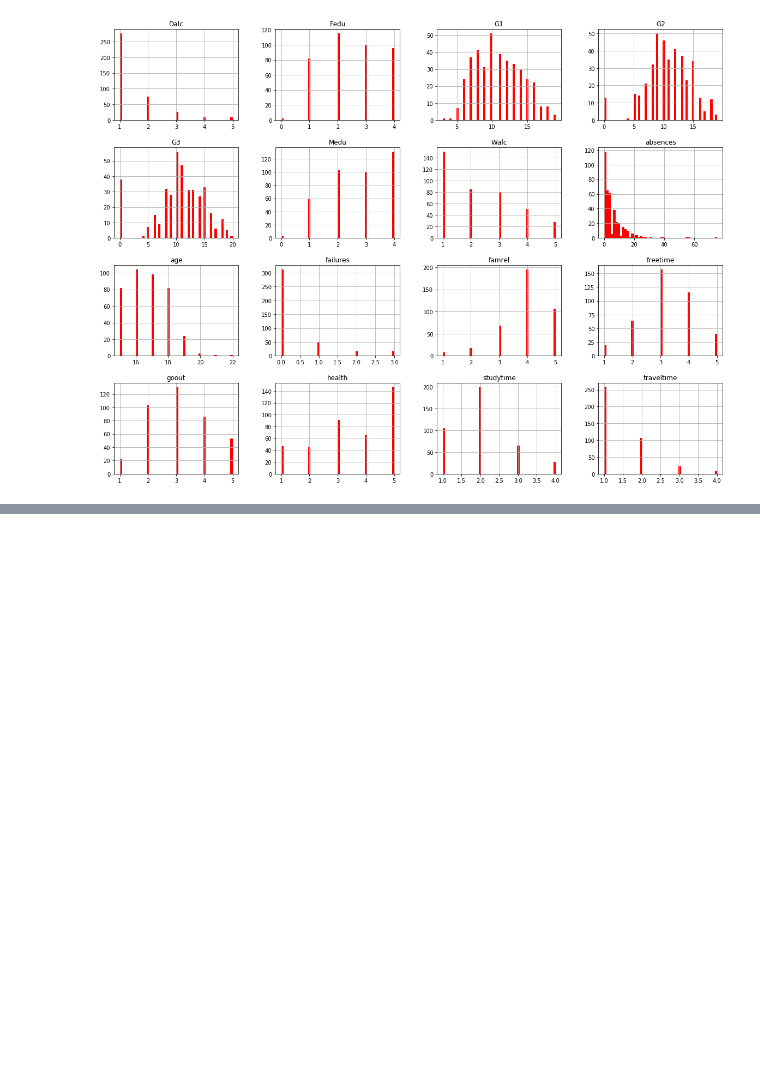
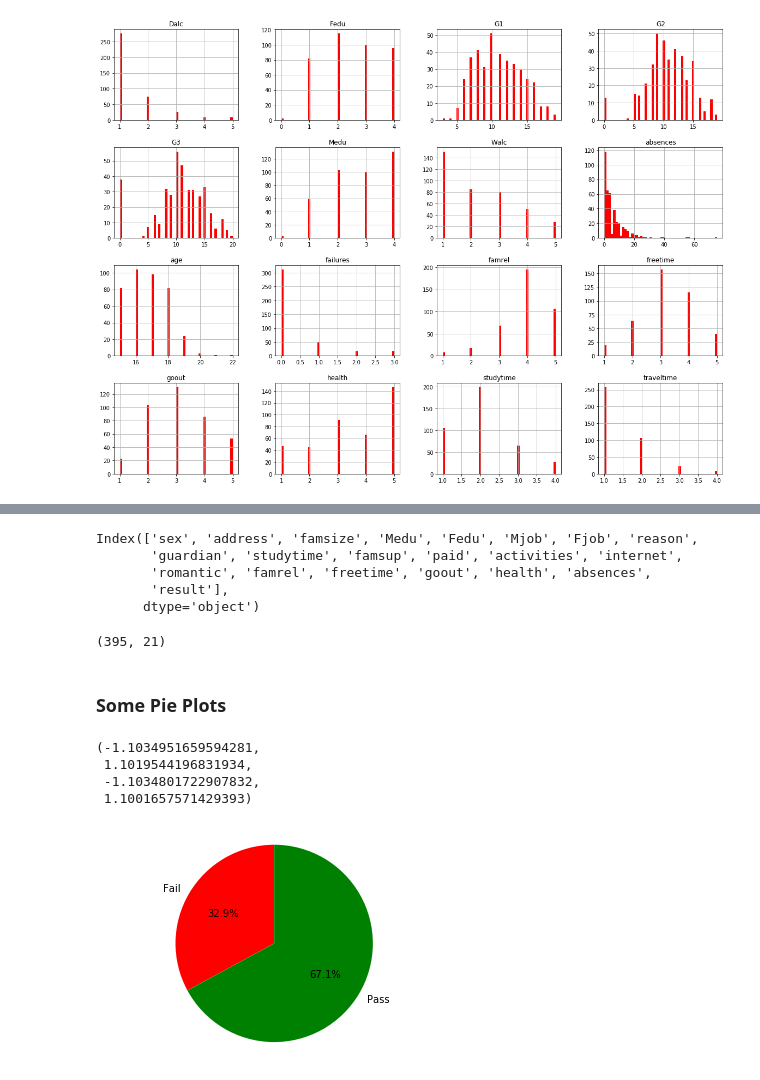
Before and after one commit to vishalvb/Apex, a Jupyter notebook: Apex.ipynb, the cells around one changed output, grey strips where cells are left out. Drawn from its saved outputs; the diff is of its cells as text; code cells hidden in the pictures; blank space fills up the shorter version.

```diff
--- a/Apex.ipynb
+++ b/Apex.ipynb
@@ -90,0 +345,2 @@ plt.show()
+# %%
+data['result'] = data['G3'].apply(lambda x: 1 if x >= 10 else 0)
@@ -90,0 +353,2 @@ plt.show()
+# %%
+data = data.drop(['G3'], axis = 1)
@@ -90,0 +365,30 @@ plt.show()
+# %%
+data.columns
+# %% [output]
+Index(['sex', 'address', 'famsize', 'Medu', 'Fedu', 'Mjob', 'Fjob', 'reason',
+       'guardian', 'studytime', 'famsup', 'paid', 'activities', 'internet',
+       'romantic', 'famrel', 'freetime', 'goout', 'health', 'absences',
+       'result'],
+      dtype='object')
+# %%
+data.shape
+# %% [output]
+(395, 21)
+# %% [markdown]
+
+### Some Pie Plots
+# %%
+labels = ['Fail','Pass']
+Fail = data['result'].value_counts()[0]
+Pass = data['result'].value_counts()[1]
+status = [Fail, Pass]
+colors = ['red','green']
+
+plt.pie(x = status, labels = labels, colors=colors, autopct='%1.1f%%', startangle=90)
+plt.axis('equal')
+# %% [output]
+(-1.1034951659594281,
+ 1.1019544196831934,
+ -1.1034801722907832,
+ 1.1001657571429393)
+[figure, added]
```
Also changed, not shown: parts of 49 cells of this notebook.
